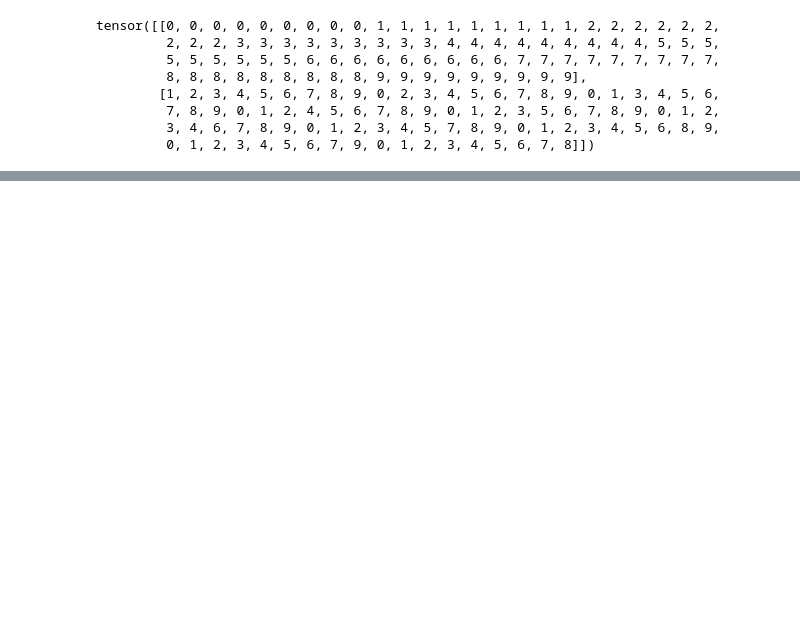
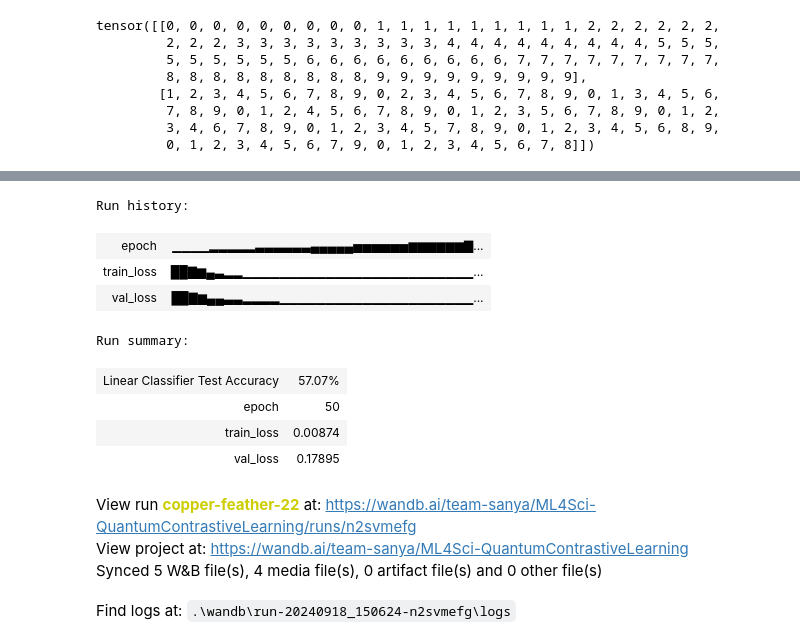
Before and after one commit to SanyaNanda/ML4Sci_QuantumContrastiveLearning, a Jupyter notebook: notebooks/gnn_cl_lct.ipynb, the cells around one changed output, grey strips where cells are left out. Saved outputs shown, nothing was run; the diff lists cells and outputs as text; code cells hidden in the pictures; blank space fills up the shorter version.

```diff
--- a/notebooks/gnn_cl_lct.ipynb
+++ b/notebooks/gnn_cl_lct.ipynb
@@ -884,0 +602,16 @@ def print_pair_embeddings(model, dataloader, pair_index=0):
+# %%
+wandb.finish()
+# %% [output]
+Run history:
+| epoch | ▁▁▁▁▂▂▂▂▂▃▃▃▃▃▃▄▄▄▄▄▅▅▅▅▅▅▆▆▆▆▆▆▇... |
+| train_loss | ██▇▆▄▃▂▂▁▁▁▁▁▁▁▁▁▁▁▁▁▁▁▁▁▁▁▁▁▁▁▁▁... |
+| val_loss | ██▇▆▄▄▃▃▂▂▂▂▁▁▁▁▁▁▁▁▁▁▁▁▁▁▁▁▁▁▁▁▁... |
+Run summary:
+| Linear Classifier Test Accuracy | 57.07% |
+| epoch | 50 |
+| train_loss | 0.00874 |
+| val_loss | 0.17895 |
+View run copper-feather-22 at: https://wandb.ai/team-sanya/ML4Sci-QuantumContrastiveLearning/runs/n2svmefg
+View project at: https://wandb.ai/team-sanya/ML4Sci-QuantumContrastiveLearning
+Synced 5 W&B file(s), 4 media file(s), 0 artifact file(s) and 0 other file(s)
+Find logs at: .\wandb\run-20240918_150624-n2svmefg\logs
```
Also changed, not shown: parts of 34 cells of this notebook, 14 other files.
